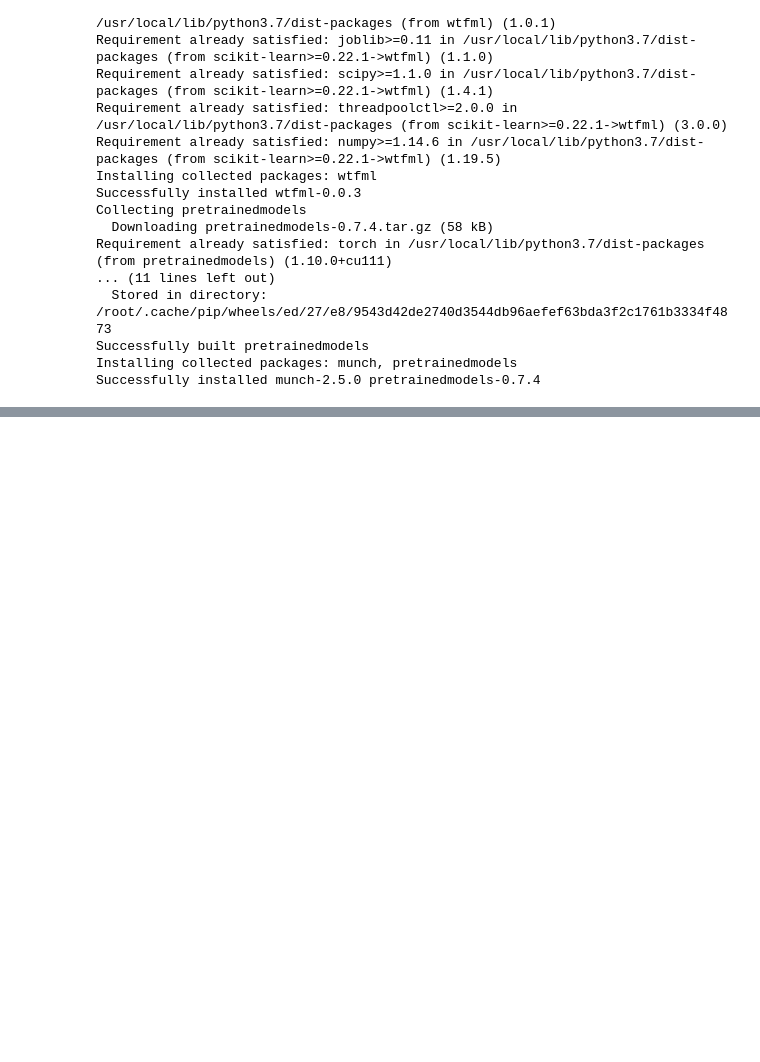
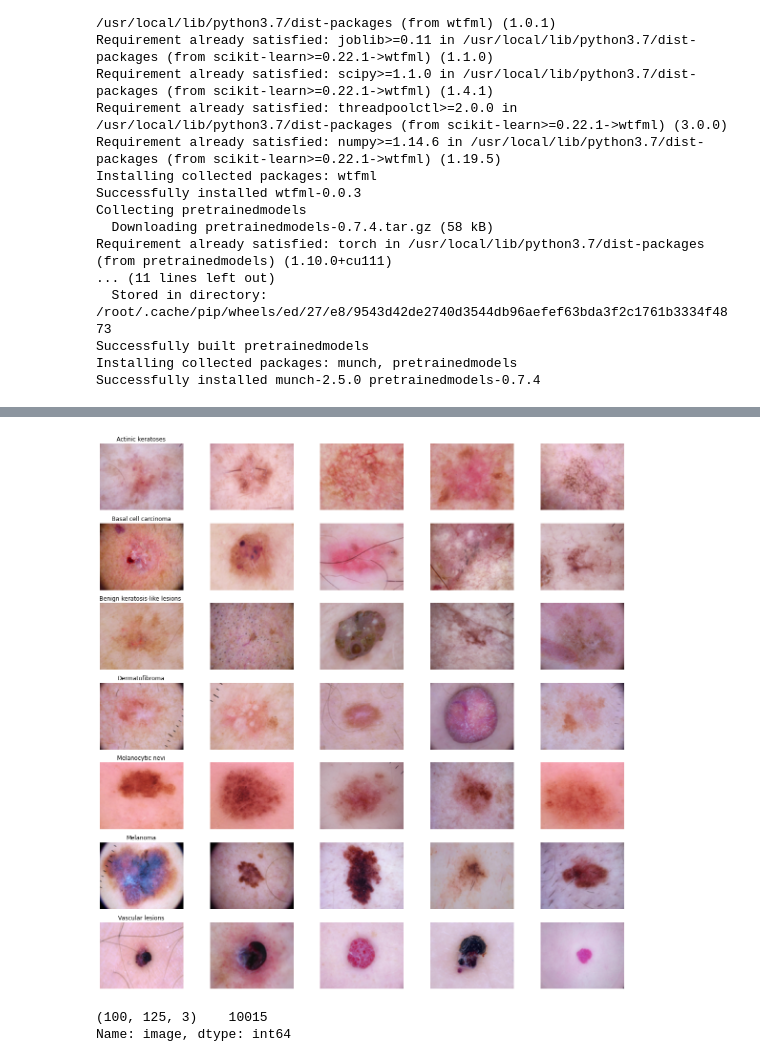
Before and after one commit to prkhr7/prakhar-rawat, a Jupyter notebook: OSAMAH.ipynb, the cells around one changed output, grey strips where cells are left out. Drawn from its saved outputs; the diff is of its cells as text; code cells hidden in the pictures; blank space fills up the shorter version.

```diff
--- a/OSAMAH.ipynb
+++ b/OSAMAH.ipynb
@@ -23,0 +64,20 @@ Successfully installed munch-2.5.0 pretrainedmodels-0.7.4
+# %%
+df['age'].fillna(int(df['age'].mean()),inplace=True)
+# %%
+lesion_type_dict = {
+    'nv': 'Melanocytic nevi',
+    'mel': 'Melanoma',
+    'bkl': 'Benign keratosis-like lesions ',
+    'bcc': 'Basal cell carcinoma',
+    'akiec': 'Actinic keratoses',
+    'vasc': 'Vascular lesions',
+    'df': 'Dermatofibroma'
+}
+base_skin_dir = 'drive/My Drive/melanoma'
+imageid_path_dict = {os.path.splitext(os.path.basename(x))[0]: x
+                     for x in glob(os.path.join(base_skin_dir, '*', '*.jpg'))}
+# %%
+df['path'] = df['image_id'].map(imageid_path_dict.get)
+df['cell_type'] = df['dx'].map(lesion_type_dict.get)
+df['cell_type_idx'] = pd.Categorical(df['cell_type']).codes
+df
@@ -23,0 +118,19 @@ Successfully installed munch-2.5.0 pretrainedmodels-0.7.4
+# %%
+df['image'] = df['path'].map(lambda x: np.asarray(Image.open(x).resize((125,100))))
+# %%
+n_samples = 5
+fig, m_axs = plt.subplots(7, n_samples, figsize = (4*n_samples, 3*7))
+for n_axs, (type_name, type_rows) in zip(m_axs,
+                                         df.sort_values(['cell_type']).groupby('cell_type')):
+    n_axs[0].set_title(type_name)
+    for c_ax, (_, c_row) in zip(n_axs, type_rows.sample(n_samples, random_state=2018).iterrows()):
+        c_ax.imshow(c_row['image'])
+        c_ax.axis('off')
+fig.savefig('category_samples.png', dpi=300)
+# %% [output]
+[figure, added]
+# %%
+df['image'].map(lambda x: x.shape).value_counts()
+# %% [output]
+(100, 125, 3)    10015
+Name: image, dtype: int64
```
Also changed, not shown: parts of 25 cells of this notebook.
